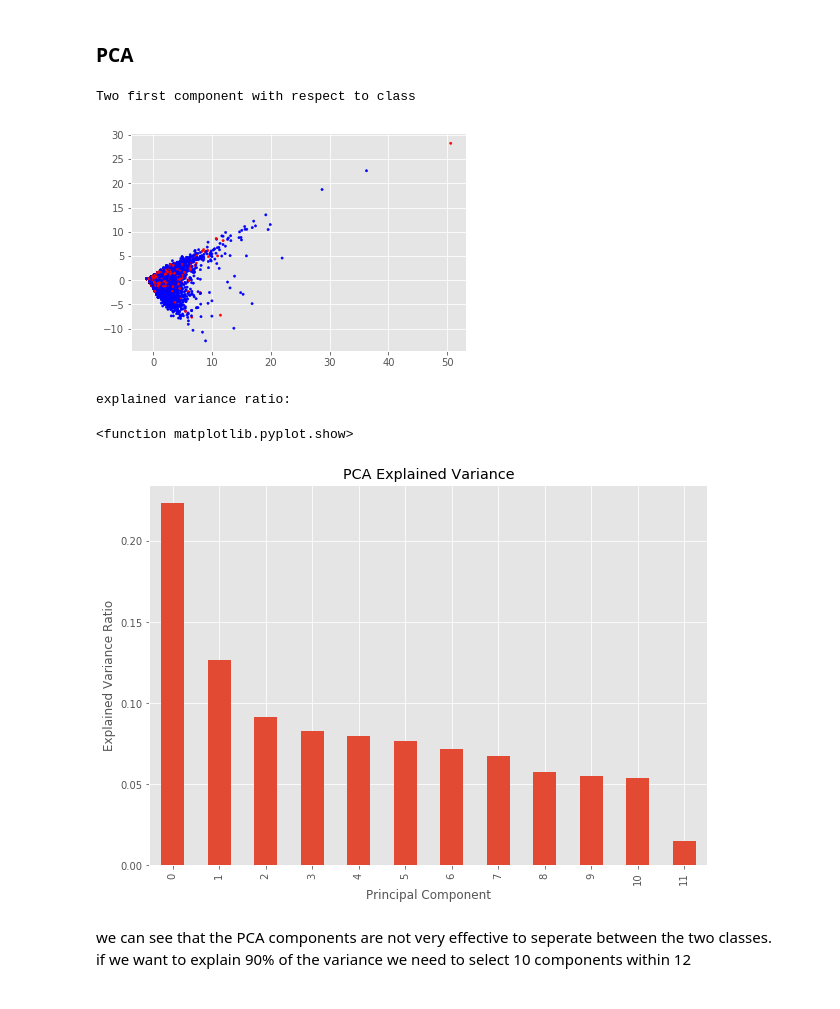
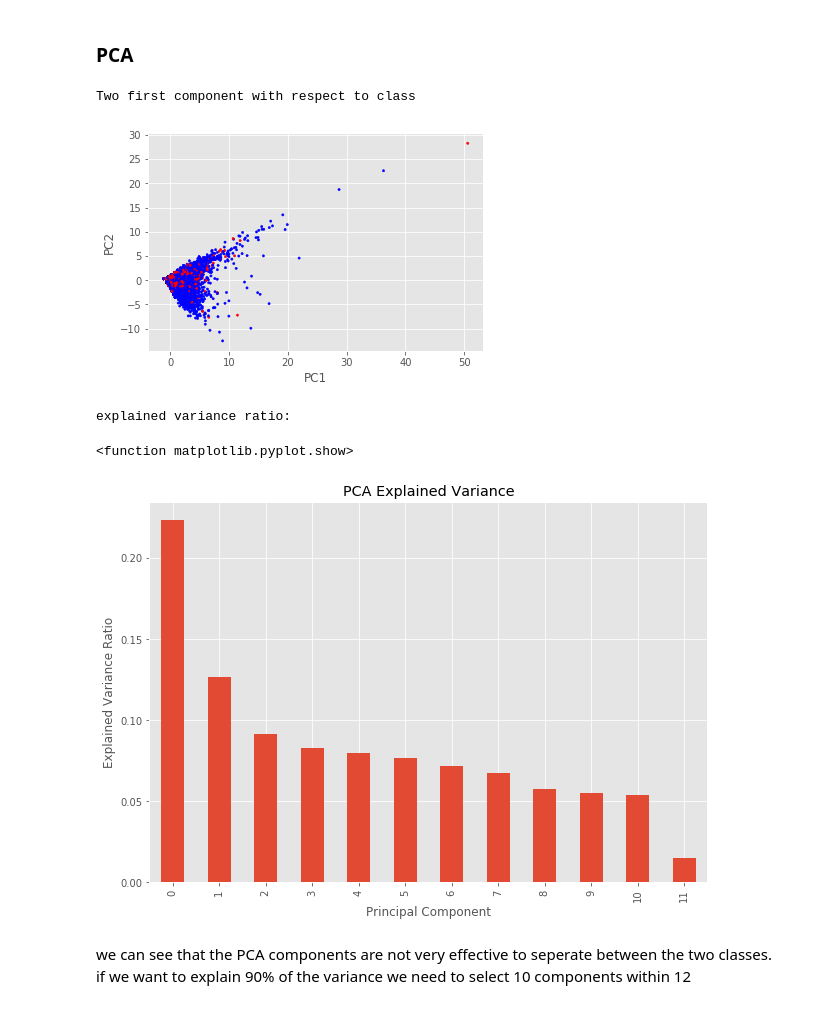
Before and after one commit to tyanay/Data-mining-project, a Jupyter notebook: Data mining project.ipynb, the cells around one changed output. Saved outputs shown, nothing was run; the diff lists cells and outputs as text; code cells hidden in the pictures.

```diff
--- a/Data mining project.ipynb
+++ b/Data mining project.ipynb
@@ -331,24 +304,26 @@ we have 4 parts in X <br>
 # %%
 x = X[z_norm_col]
 pca = PCA(n_components=12)
 pca.fit(x)
 
 #plot the two first component
 print "Two first component with respect to class"
 reduced_data_PCA = pca.transform(x)[:,:2]
 plt.scatter(reduced_data_PCA[:, 0], reduced_data_PCA[:, 1], c=Y, s=5, cmap = "bwr")
+plt.ylabel('PC2')
+plt.xlabel('PC1')
 plt.show()
 
 # Plot the explained variance ration of the principal components
 print "explained variance ratio:"
 exp_var =  pd.DataFrame(pca.explained_variance_ratio_)
 pd.DataFrame(pca.explained_variance_ratio_).plot.bar(title='PCA Explained Variance', legend=False, figsize=(10,7))
 plt.xlabel('Principal Component')
 plt.ylabel('Explained Variance Ratio')
 plt.show
 # %% [output]
 Two first component with respect to class
-[figure, old version]
+[figure, new version]
 explained variance ratio:
 <function matplotlib.pyplot.show>
 [figure]
```
Also changed, not shown: parts of 19 cells of this notebook, 5 other files.
